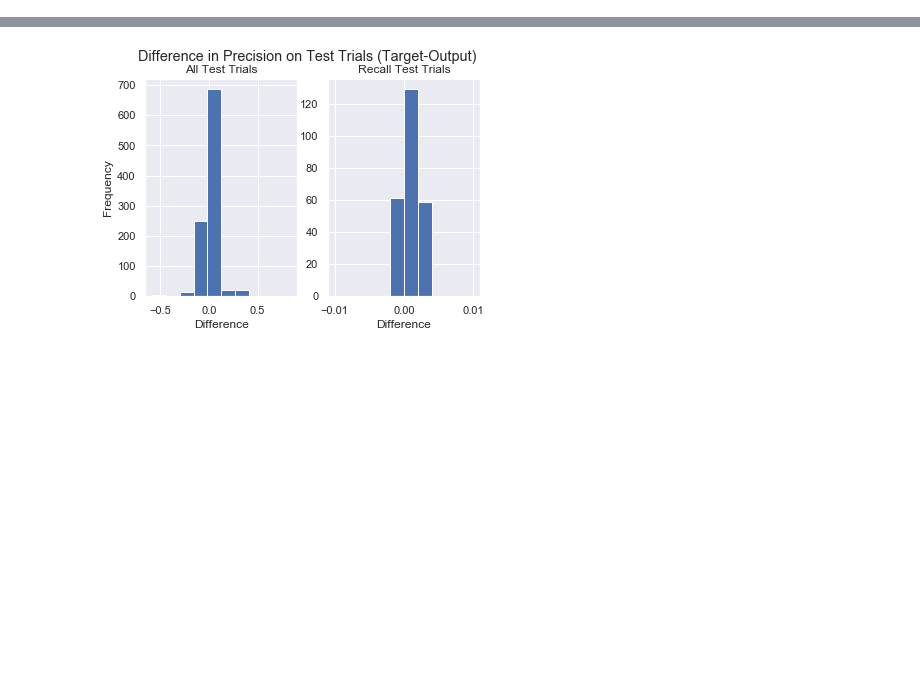
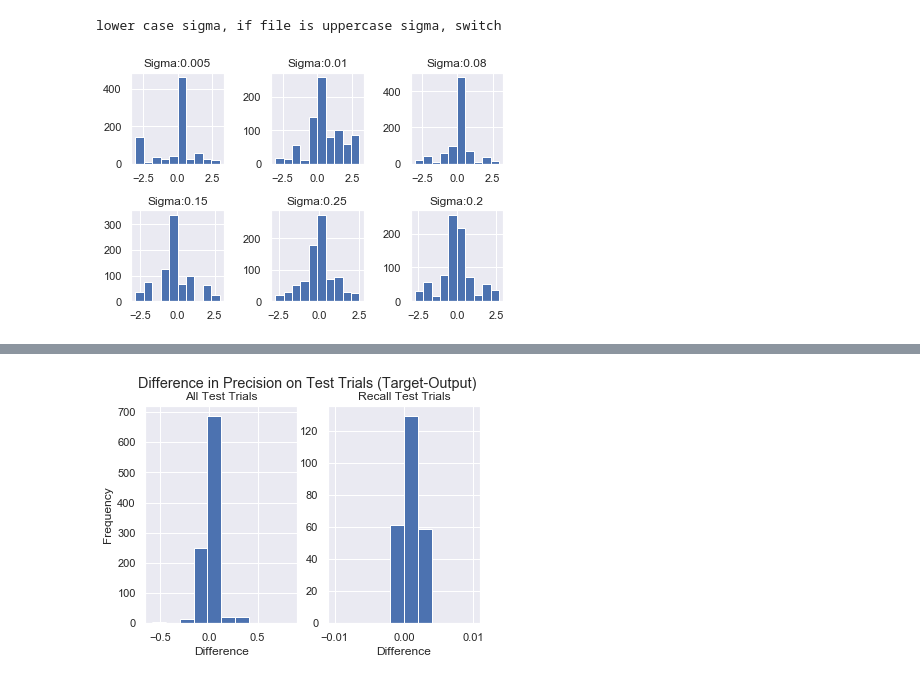
Before and after one commit to AneriSoni/workingmemory, a Jupyter notebook: analysis/decodedoutput.ipynb, the cells around one changed output, grey strips where cells are left out. Cells and saved outputs as stored; diff of their text form; code cells hidden in the pictures; blank space fills up the shorter version.

```diff
--- a/analysis/decodedoutput.ipynb
+++ b/analysis/decodedoutput.ipynb
@@ -72,7 +101,14 @@ class Precision():
 # %%
 import os
-files = os.listdir('C:/Users/Aneri/go/src/sims/ch10/sir_proj/analysis/TestData')
+base = 'C:/Users/Aneri/go/src/leabra/examples/sir_proj/analysis/TestData/sir2/'
+files = os.listdir(base)
 files_sigma = []
 for f in files:
-    if 'Sigma'in f:
-        files_sigma.append(base+'TestData/'+f)
+    if 'model'in f: #can use this to select for specific threshold values
+        files_sigma.append(base+f)
+
+A = Precision(base+'model0_sigma0.005_Base.csv')
+A.plot_sigma(files_sigma,'C:/Users/Aneri/go/src/leabra/examples/sir_proj/analysis'+'PrecisionvariousSigmaSir2Thres15Models.png')
+# %% [output]
+lower case sigma, if file is uppercase sigma, switch
+[figure, added]
```
Also changed, not shown: parts of 9 cells of this notebook, 13 other files.
